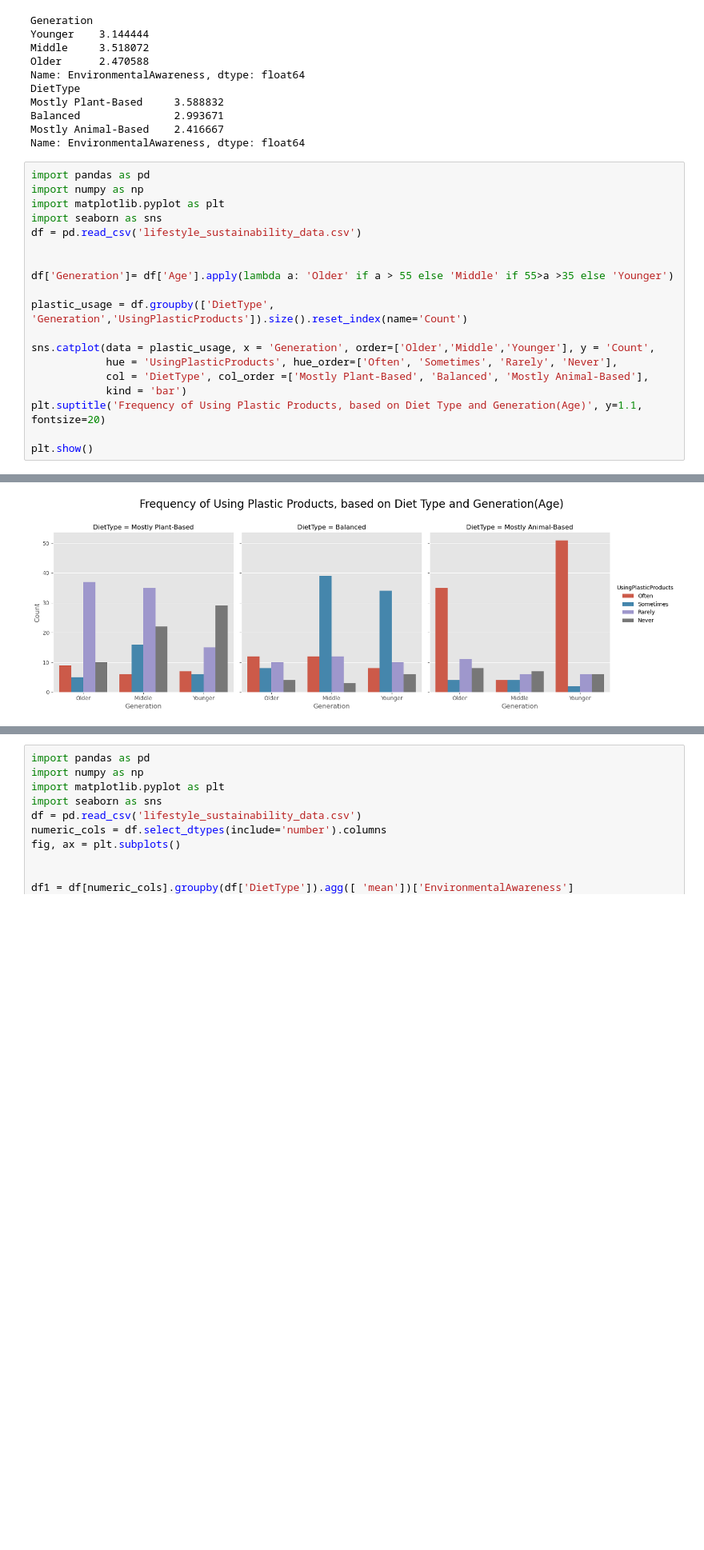
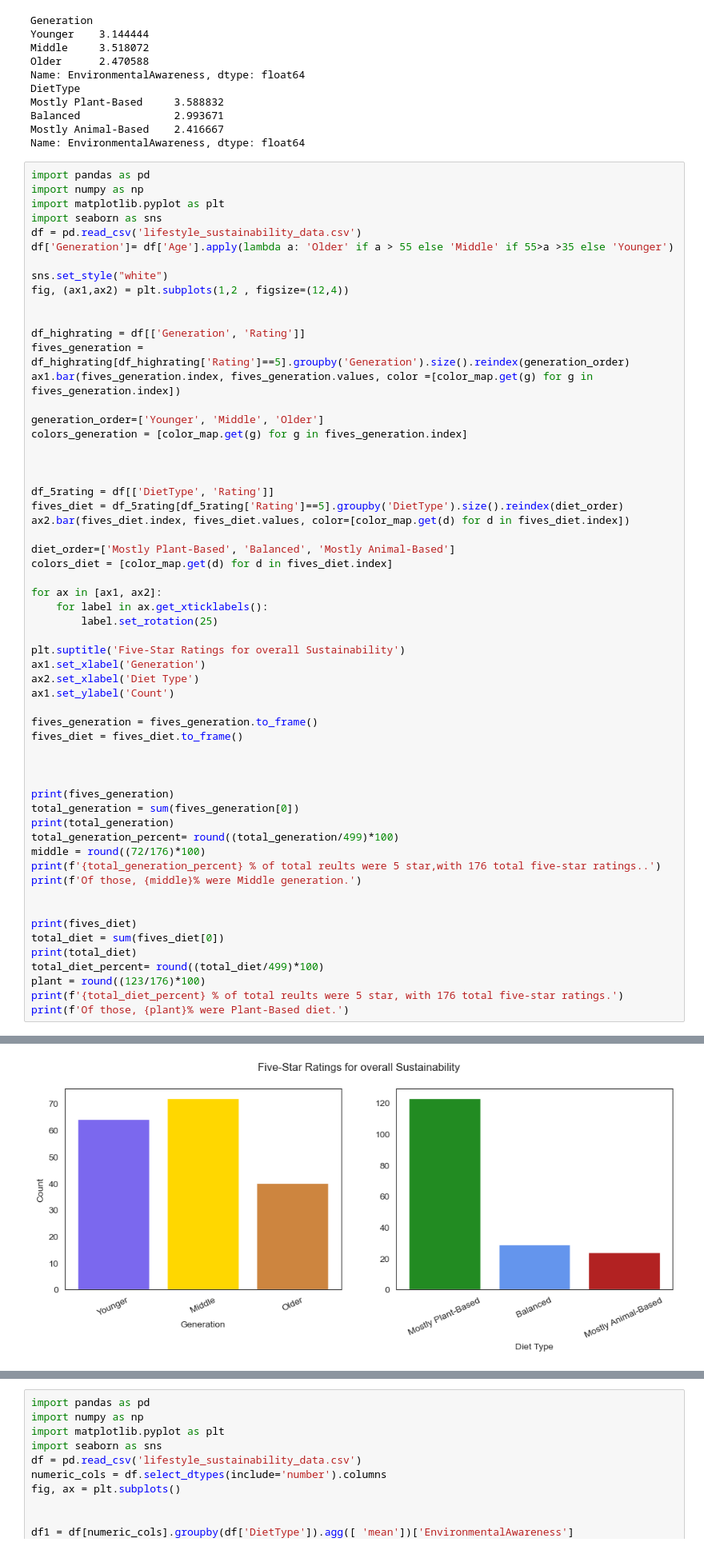
Before and after one commit to benmanzano/Data-Analysis-with-Python, a Jupyter notebook: PythonProject.ipynb, the cells around one changed output, grey strips where cells are left out. Shown at 80% size. Cells and saved outputs as stored; diff of their text form; blank space fills up the shorter version.

Commit message:
Create high-rating and five-star dataframes, bar plot for 5-star rating, create circular plot with plant-based 5-star rating

```diff
--- a/PythonProject.ipynb
+++ b/PythonProject.ipynb
@@ -693,17 +693,56 @@ import numpy as np
 import matplotlib.pyplot as plt
 import seaborn as sns
 df = pd.read_csv('lifestyle_sustainability_data.csv')
+df['Generation']= df['Age'].apply(lambda a: 'Older' if a > 55 else 'Middle' if 55>a >35 else 'Younger')
+
+sns.set_style("white")
+fig, (ax1,ax2) = plt.subplots(1,2 , figsize=(12,4))
 
 
-df['Generation']= df['Age'].apply(lambda a: 'Older' if a > 55 else 'Middle' if 55>a >35 else 'Younger')
+df_highrating = df[['Generation', 'Rating']]
+fives_generation = df_highrating[df_highrating['Rating']==5].groupby('Generation').size().reindex(generation_order)
+ax1.bar(fives_generation.index, fives_generation.values, color =[color_map.get(g) for g in fives_generation.index])
 
-plastic_usage = df.groupby(['DietType', 'Generation','UsingPlasticProducts']).size().reset_index(name='Count')
+generation_order=['Younger', 'Middle', 'Older']
+colors_generation = [color_map.get(g) for g in fives_generation.index]
 
-sns.catplot(data = plastic_usage, x = 'Generation', order=['Older','Middle','Younger'], y = 'Count',
-            hue = 'UsingPlasticProducts', hue_order=['Often', 'Sometimes', 'Rarely', 'Never'],
-            col = 'DietType', col_order =['Mostly Plant-Based', 'Balanced', 'Mostly Animal-Based'],
-            kind = 'bar')
-plt.suptitle('Frequency of Using Plastic Products, based on Diet Type and Generation(Age)', y=1.1, fontsize=20)
 
-plt.show()
+
+df_5rating = df[['DietType', 'Rating']]
+fives_diet = df_5rating[df_5rating['Rating']==5].groupby('DietType').size().reindex(diet_order)
+ax2.bar(fives_diet.index, fives_diet.values, color=[color_map.get(d) for d in fives_diet.index])
+
+diet_order=['Mostly Plant-Based', 'Balanced', 'Mostly Animal-Based']
+colors_diet = [color_map.get(d) for d in fives_diet.index]
+
+for ax in [ax1, ax2]:
+    for label in ax.get_xticklabels():
+        label.set_rotation(25)
+
+plt.suptitle('Five-Star Ratings for overall Sustainability')
+ax1.set_xlabel('Generation')
+ax2.set_xlabel('Diet Type')
+ax1.set_ylabel('Count')
+
+fives_generation = fives_generation.to_frame()
+fives_diet = fives_diet.to_frame()
+
+
+
+print(fives_generation)
+total_generation = sum(fives_generation[0])
+print(total_generation)
+total_generation_percent= round((total_generation/499)*100)
+middle = round((72/176)*100)
+print(f'{total_generation_percent} % of total reults were 5 star,with 176 total five-star ratings..')
+print(f'Of those, {middle}% were Middle generation.')
+
+
+print(fives_diet)
+total_diet = sum(fives_diet[0])
+print(total_diet)
+total_diet_percent= round((total_diet/499)*100)
+plant = round((123/176)*100)
+print(f'{total_diet_percent} % of total reults were 5 star, with 176 total five-star ratings.')
+print(f'Of those, {plant}% were Plant-Based diet.')
 # %% [output]
@@ -710 +765 @@ plt.show()
-[figure, old version]
+[figure, new version]
```
Also changed, not shown: parts of 3 cells of this notebook.
